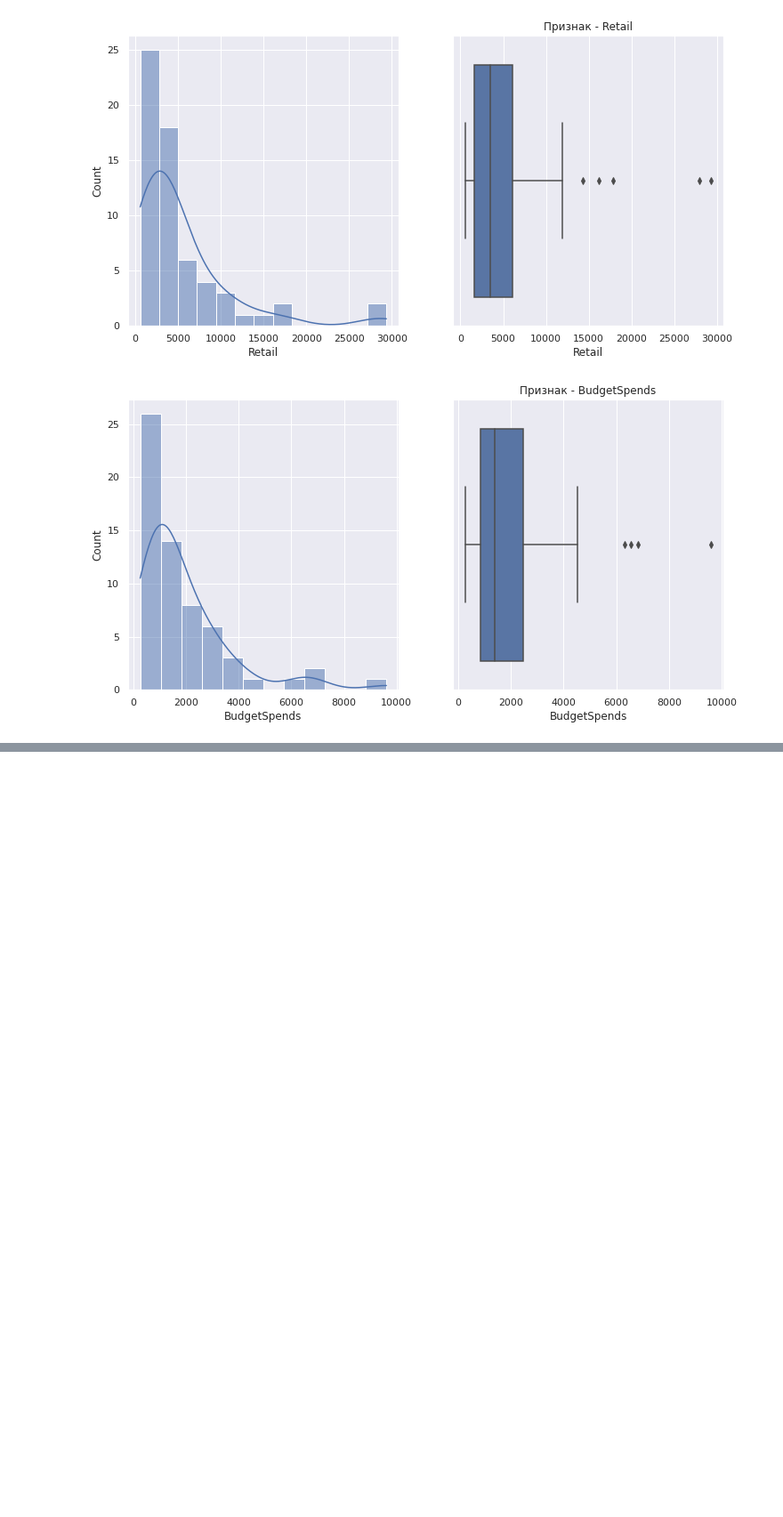
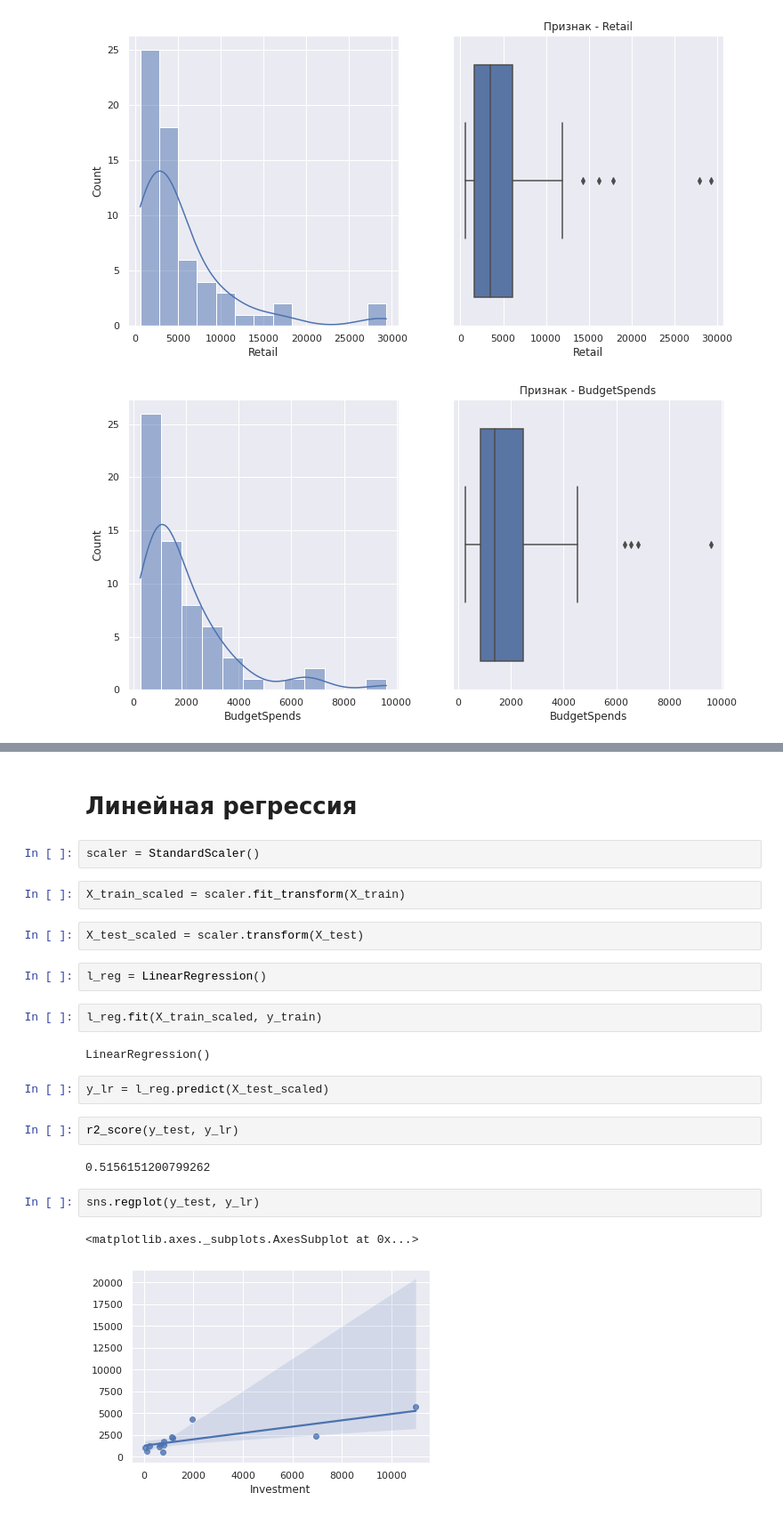
Before and after one commit to Segrey372017/cities_stat, a Jupyter notebook: city_stat2020.ipynb, the cells around one changed output, grey strips where cells are left out. Shown at 89% size. Saved outputs shown, nothing was run; the diff lists cells and outputs as text; blank space fills up the shorter version.

```diff
--- a/city_stat2020.ipynb
+++ b/city_stat2020.ipynb
@@ -194,0 +288,25 @@ for feat in feature_cols:
+# %% [markdown]
+# Линейная регрессия
+# %%
+scaler = StandardScaler()
+# %%
+X_train_scaled = scaler.fit_transform(X_train)
+# %%
+X_test_scaled = scaler.transform(X_test)
+# %%
+l_reg = LinearRegression()
+# %%
+l_reg.fit(X_train_scaled, y_train)
+# %% [output]
+LinearRegression()
+# %%
+y_lr = l_reg.predict(X_test_scaled)
+# %%
+r2_score(y_test, y_lr)
+# %% [output]
+0.5156151200799262
+# %%
+sns.regplot(y_test, y_lr)
+# %% [output]
+<matplotlib.axes._subplots.AxesSubplot at 0x...>
+[figure, added]
```
Also changed, not shown: parts of 38 cells of this notebook.
